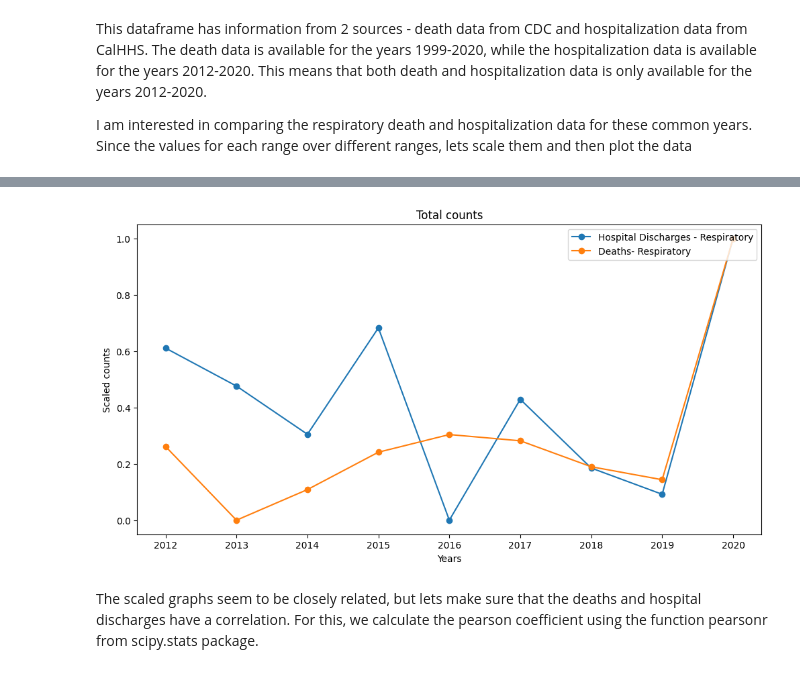
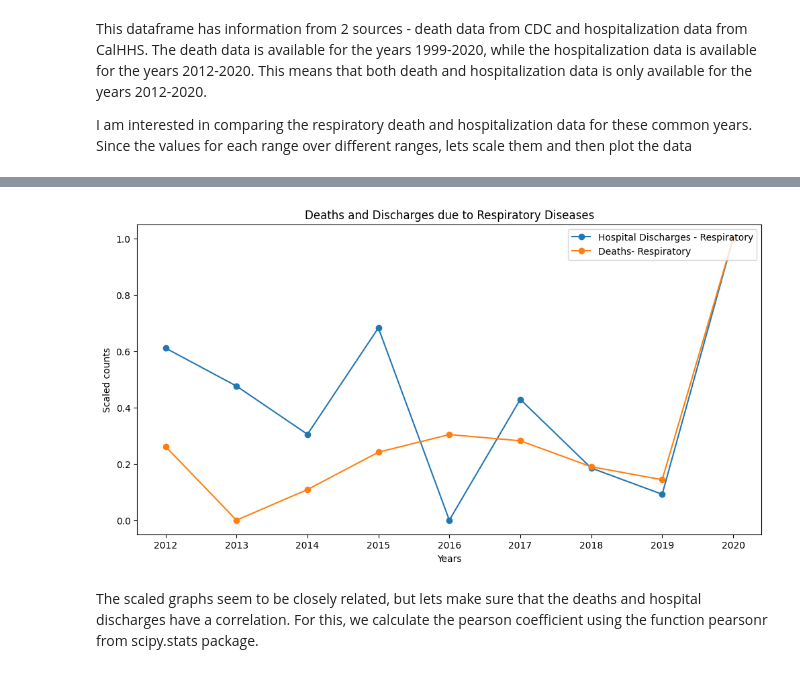
Before and after one commit to sushmavankayala/data-512-homework_4, a Jupyter notebook: 6_health_data.ipynb, the cells around one changed output, grey strips where cells are left out. Saved outputs shown, nothing was run; the diff lists cells and outputs as text; code cells hidden in the pictures.

```diff
--- a/6_health_data.ipynb
+++ b/6_health_data.ipynb
@@ -448,18 +456,18 @@ shape: (9, 13)
 # %%
 plt.figure(figsize=(12,6))
 
 plt.plot(discharge_and_death_data_common_scaled["Year"], discharge_and_death_data_common_scaled["Discharges_scaled"] ,label = "Hospital Discharges - Respiratory", marker='o')
 plt.plot(discharge_and_death_data_common_scaled["Year"], discharge_and_death_data_common_scaled["Respiratory Diseases_scaled"] ,label = "Deaths- Respiratory", marker='o')
 
 # Set the X-axis and Y axis labels, along with the title of the plot.
 plt.xlabel('Years')
 plt.ylabel('Scaled counts')
-plt.title('Total counts')
+plt.title('Deaths and Discharges due to Respiratory Diseases')
 plt.legend(loc="upper right")
 
 plt.show()
 # %% [output]
-[figure, old version]
+[figure, new version]
 # %% [markdown]
 The scaled graphs seem to be closely related, but lets make sure that the deaths and hospital discharges have a correlation. For this, we calculate the pearson coefficient using the function pearsonr from scipy.stats package.
 # %%
```
Also changed, not shown: parts of 14 cells of this notebook, 2 other files.
